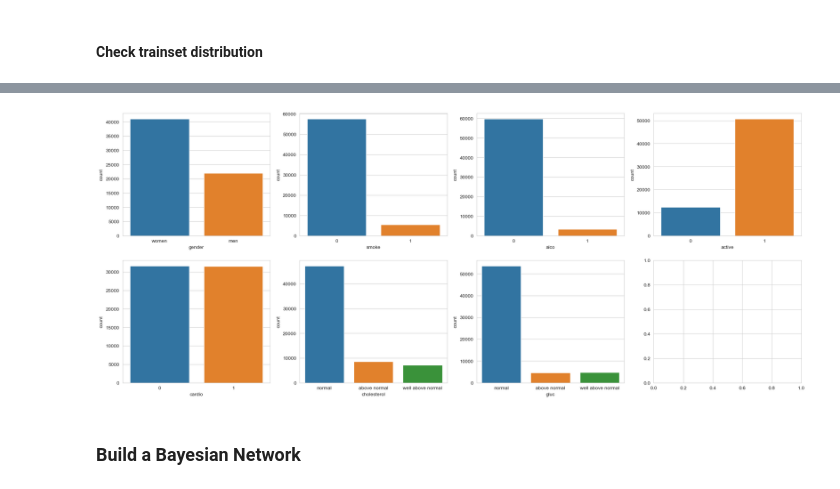
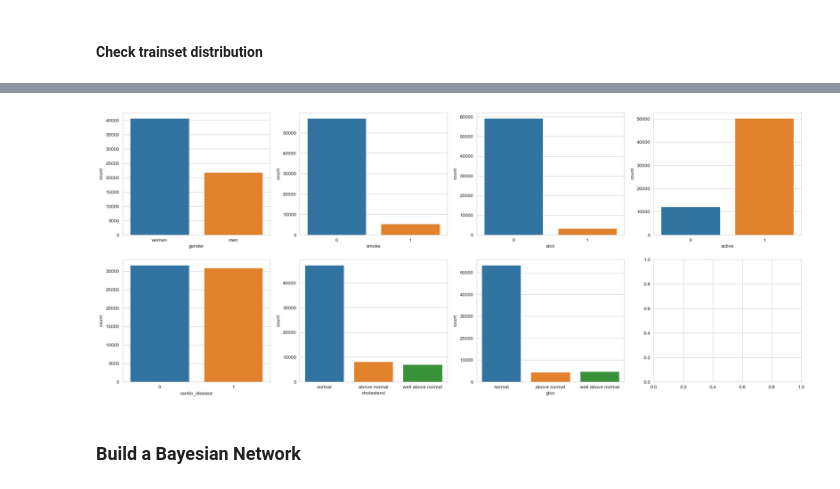
Before and after one commit to wredan/cardiovascular-disease-bayesian-network, a Jupyter notebook: cardiovascular_desease.ipynb, the cells around one changed output, grey strips where cells are left out. Cells and saved outputs as stored; diff of their text form; code cells hidden in the pictures.

```diff
--- a/cardiovascular_desease.ipynb
+++ b/cardiovascular_desease.ipynb
@@ -131,0 +129,11 @@ For now, it has been decided to keep the outliers.
+# %%
+# Select the numeric columns
+numeric_cols = ["age", "height", "weight", "ap_hi", "ap_lo"]
+
+# Create boxplots for numeric columns
+sns.set_style("whitegrid")
+fig, axes = plt.subplots(nrows=2, ncols=3, figsize=(15, 8))
+axes = axes.flatten()
+for i, col in enumerate(numeric_cols):
+    sns.boxplot(x=df[col], ax=axes[i])
+    axes[i].set_xlabel(col)
@@ -132,7 +154,7 @@ For now, it has been decided to keep the outliers.
 # %% [markdown]
 Binary and class distribution
 # %%
-binary_cols = ["gender", "smoke", "alco", "active", "cardio"]
+binary_cols = ["gender", "smoke", "alco", "active", "cardio_disease"]
 cat_cols = ["cholesterol", "gluc"]
 fig, axes = plt.subplots(nrows=2, ncols=4, figsize=(25, 10))
 axes = axes.flatten()
@@ -185,6 +210,9 @@ train_set, test_set = train_test_split(df, test_size=0.1)
 # save to csv
 test_set.to_csv('cardio_test_set.csv', index=False, sep=";")
 train_set.to_csv('cardio_train_set.csv', index=False, sep=";")
+# %%
+train_data = pd.read_csv('cardio_train_set.csv', sep=';')
+test_data = pd.read_csv('cardio_test_set.csv', sep=';')
 # %% [markdown]
 #### Check trainset distribution
 # %%
@@ -196,6 +224,6 @@ sns.set_style("whitegrid")
 fig, axes = plt.subplots(nrows=2, ncols=3, figsize=(15, 8))
 axes = axes.flatten()
 for i, col in enumerate(numeric_cols):
-    sns.boxplot(x=train_set[col], ax=axes[i])
+    sns.boxplot(x=train_data[col], ax=axes[i])
     axes[i].set_xlabel(col)
 # %% [output]
@@ -203,20 +231,20 @@ for i, col in enumerate(numeric_cols):
 # %%
-binary_cols = ["gender", "smoke", "alco", "active", "cardio"]
+binary_cols = ["gender", "smoke", "alco", "active", "cardio_disease"]
 cat_cols = ["cholesterol", "gluc"]
 fig, axes = plt.subplots(nrows=2, ncols=4, figsize=(25, 10))
 axes = axes.flatten()
 
 for i, col in enumerate(binary_cols + cat_cols):
     if col == "gender":
-        sns.countplot(x=col, data=train_set, ax=axes[i])
+        sns.countplot(x=col, data=df, ax=axes[i])
         axes[i].set_xticklabels(["women", "men"])
     elif col in cat_cols:
-        sns.countplot(x=col, data=train_set, ax=axes[i])
+        sns.countplot(x=col, data=df, ax=axes[i])
         axes[i].set_xticklabels(["normal", "above normal", "well above normal"])
     else:
-        sns.countplot(x=col, data=train_set, ax=axes[i])
+        sns.countplot(x=col, data=df, ax=axes[i])
         axes[i].set_xlabel(col)
 # %% [output]
-[figure, old version]
+[figure, new version]
 # %% [markdown]
 ### Build a Bayesian Network
```
Also changed, not shown: parts of 35 cells of this notebook.
